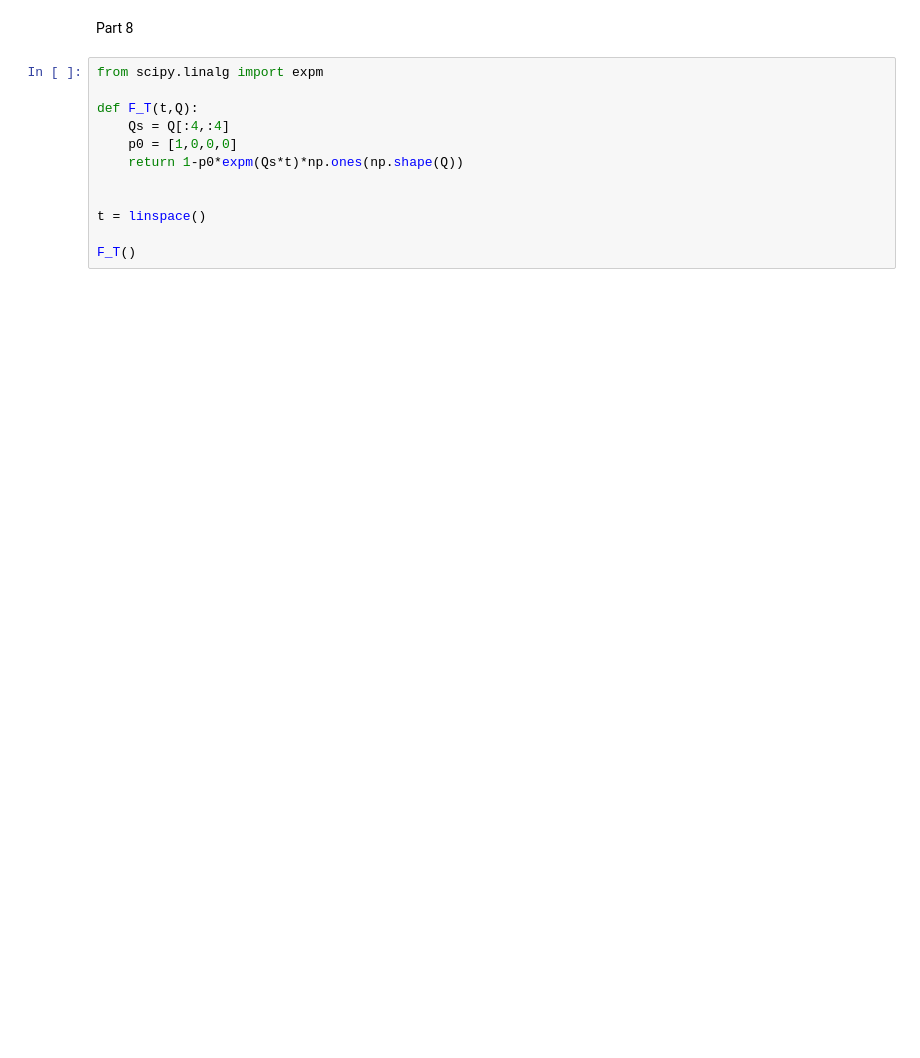
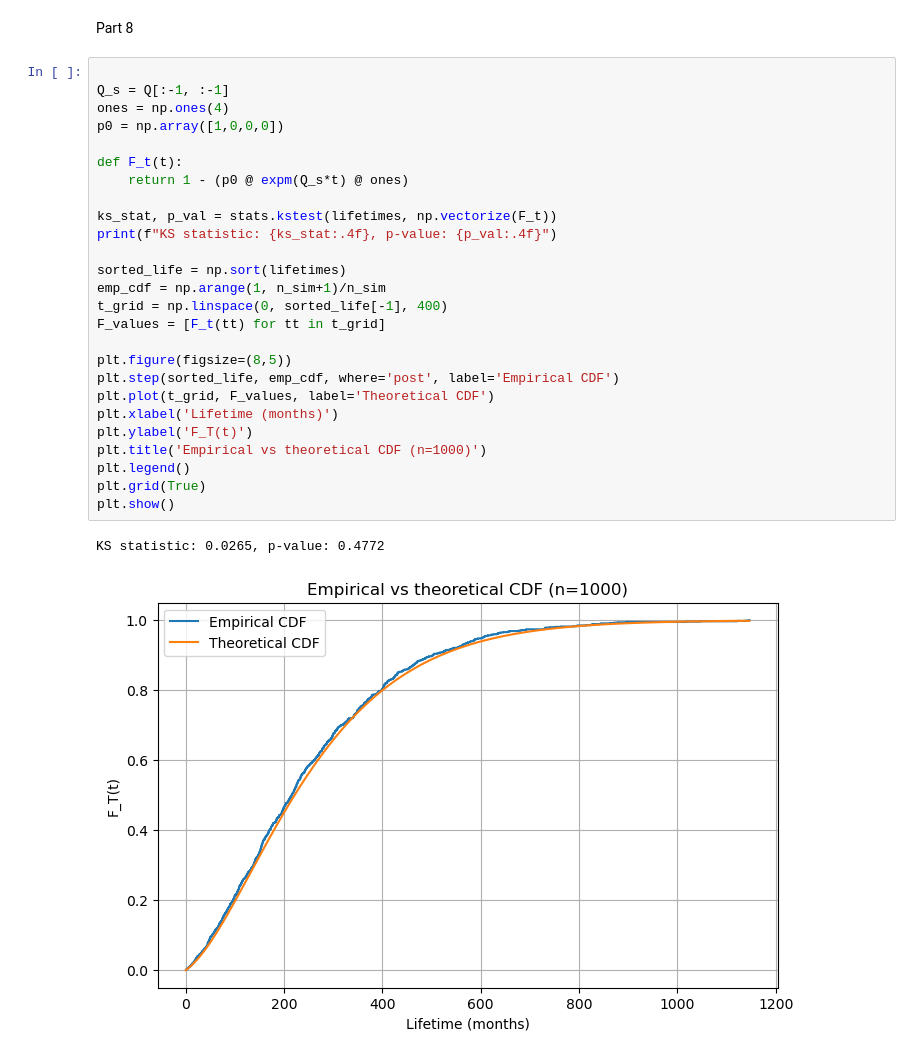
Before and after one commit to bjarturingvason/Stochastic, a Jupyter notebook: Project 1/project1_part1.ipynb, the cells around one changed output. Saved outputs shown, nothing was run; the diff lists cells and outputs as text; blank space fills up the shorter version.

```diff
--- a/Project 1/project1_part1.ipynb
+++ b/Project 1/project1_part1.ipynb
@@ -394,14 +413,31 @@ Proportion metastasized by 30.5 mo = 0.391 (95% CI: 0.361, 0.421)
 # %% [markdown]
 Part 8
-# %%
-from scipy.linalg import expm
-
-def F_T(t,Q):
-    Qs = Q[:4,:4]
-    p0 = [1,0,0,0]
-    return 1-p0*expm(Qs*t)*np.ones(np.shape(Q))
-
-
-t = linspace()
-
-F_T()
+# %%
+
+Q_s = Q[:-1, :-1]
+ones = np.ones(4)
+p0 = np.array([1,0,0,0])
+
+def F_t(t):
+    return 1 - (p0 @ expm(Q_s*t) @ ones)
+
+ks_stat, p_val = stats.kstest(lifetimes, np.vectorize(F_t))
+print(f"KS statistic: {ks_stat:.4f}, p‑value: {p_val:.4f}")
+
+sorted_life = np.sort(lifetimes)
+emp_cdf = np.arange(1, n_sim+1)/n_sim
+t_grid = np.linspace(0, sorted_life[-1], 400)
+F_values = [F_t(tt) for tt in t_grid]
+
+plt.figure(figsize=(8,5))
+plt.step(sorted_life, emp_cdf, where='post', label='Empirical CDF')
+plt.plot(t_grid, F_values, label='Theoretical CDF')
+plt.xlabel('Lifetime (months)')
+plt.ylabel('F_T(t)')
+plt.title('Empirical vs theoretical CDF (n=1000)')
+plt.legend()
+plt.grid(True)
+plt.show()
+# %% [output]
+KS statistic: 0.0265, p‑value: 0.4772
+[figure, added]
```
Also changed, not shown: parts of 3 cells of this notebook, 2 other files.
